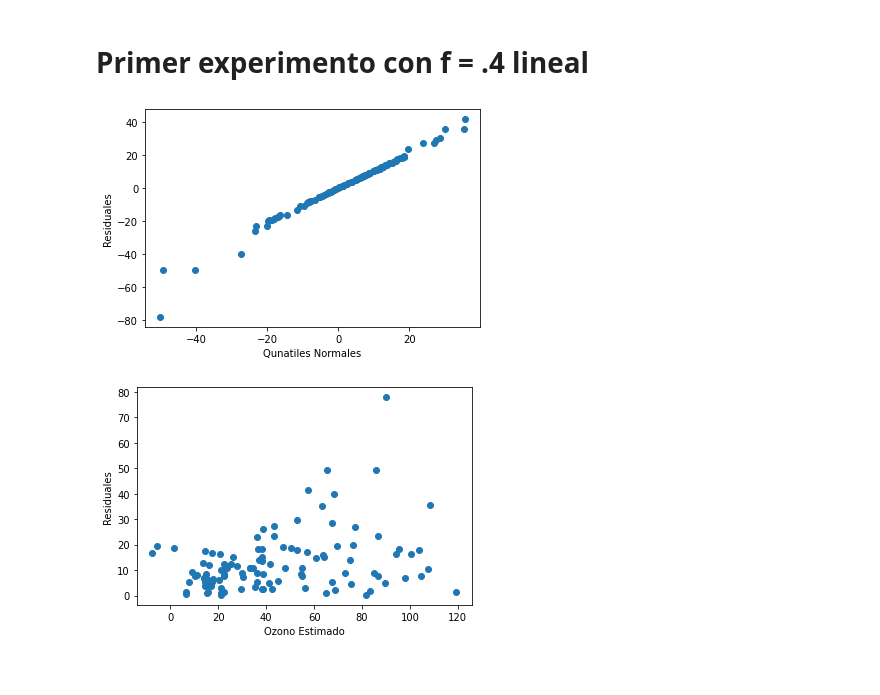
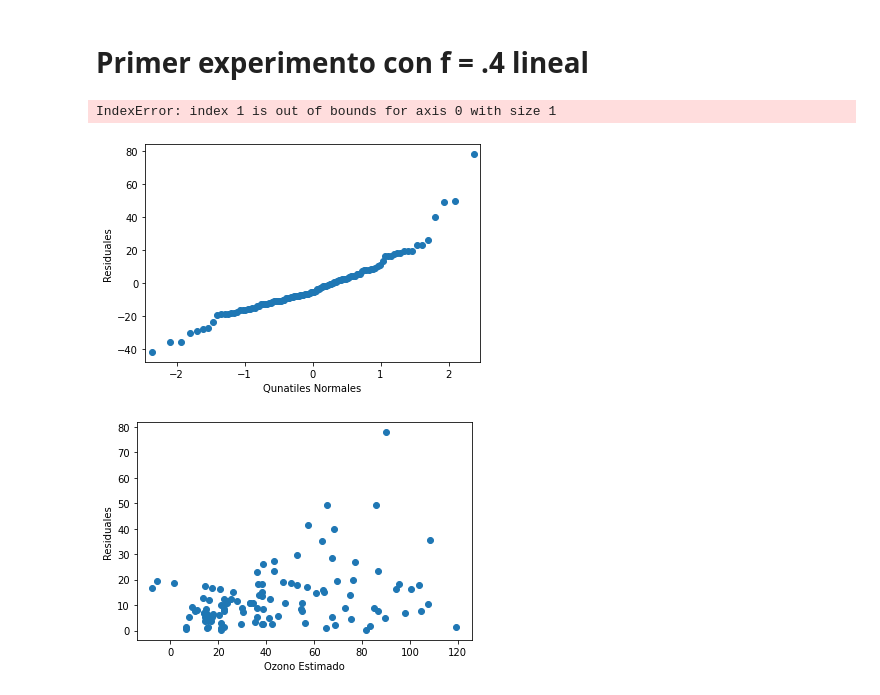
Before and after one commit to maltenzo/Tp3-Metodos, a Jupyter notebook: Implementacion.ipynb, the cells around one changed output. Drawn from its saved outputs; the diff is of its cells as text; code cells hidden in the pictures.

```diff
--- a/Implementacion.ipynb
+++ b/Implementacion.ipynb
@@ -220,11 +225,19 @@ ozonoPath = "Data/ozono.csv"
 # %% [markdown]
 # Primer experimento con f = .4 lineal
 # %%
-resultadosPunto4Path = './Resultados/f=.4-lineal-ozono.svg'
-estimarLoess(variablesPath, ozonoPath, resultadosPunto4Path, .4, 1)
+resultadosPunto4Path = './Resultados/f=.4-lineal-ozono.csv'
+estimarLoess(variablesPath, (2,3,4), ozonoPath, resultadosPunto4Path, .4, 1)
 
 ozono_estimado = np.genfromtxt(resultadosPunto4Path, delimiter=",", skip_header=1, usecols=(1))
 ozono_real = np.genfromtxt(ozonoPath, delimiter=",", skip_header=1, usecols=(1))
 
-diferencia_ozono = ozono_estimado - ozono_real
+diferencia_ozono =  ozono_real - ozono_estimado
 diferencia_abs_ozono = np.abs(diferencia_ozono)
+
+residuales_abs_ozono = pd.DataFrame({'residuales' : diferencia_abs_ozono})
+residuales_abs_ozono_Path = './Resultados/f=.4-lineal-residuales.csv'
+residuales_abs_ozono.to_csv(residuales_abs_ozono_Path)
+resultadosResidualesPunto66Path = './Resultados/f=.66-lineal-residuales.csv'
+estimarLoess(residuales_abs_ozono_Path, (1), ozonoPath, resultadosResidualesPunto66Path, 2/3, 1)
+# %% [output]
+IndexError: index 1 is out of bounds for axis 0 with size 1
@@ -243,13 +249,12 @@ import matplotlib.pyplot as plt
 # %%
 diferencia_ozono_ordenada = diferencia_ozono
 diferencia_ozono_ordenada.sort()
-residual_quantiles = QQplotX(diferencia_ozono_ordenada)
-fig = plt.plot(residual_quantiles, diferencia_ozono_ordenada, 'o')
+fig = sm.qqplot(diferencia_ozono_ordenada)
 plt.xlabel('Qunatiles Normales')
 plt.ylabel('Residuales')
 plt.savefig('./images/Residuales-contra-quantiles-f=punto4.svg')
 # %% [output]
-[figure, old version]
+[figure, new version]
 # %%
 
 fig = plt.plot(ozono_estimado, diferencia_abs_ozono, 'o')
```
Also changed, not shown: parts of 5 cells of this notebook, 5 other files.
